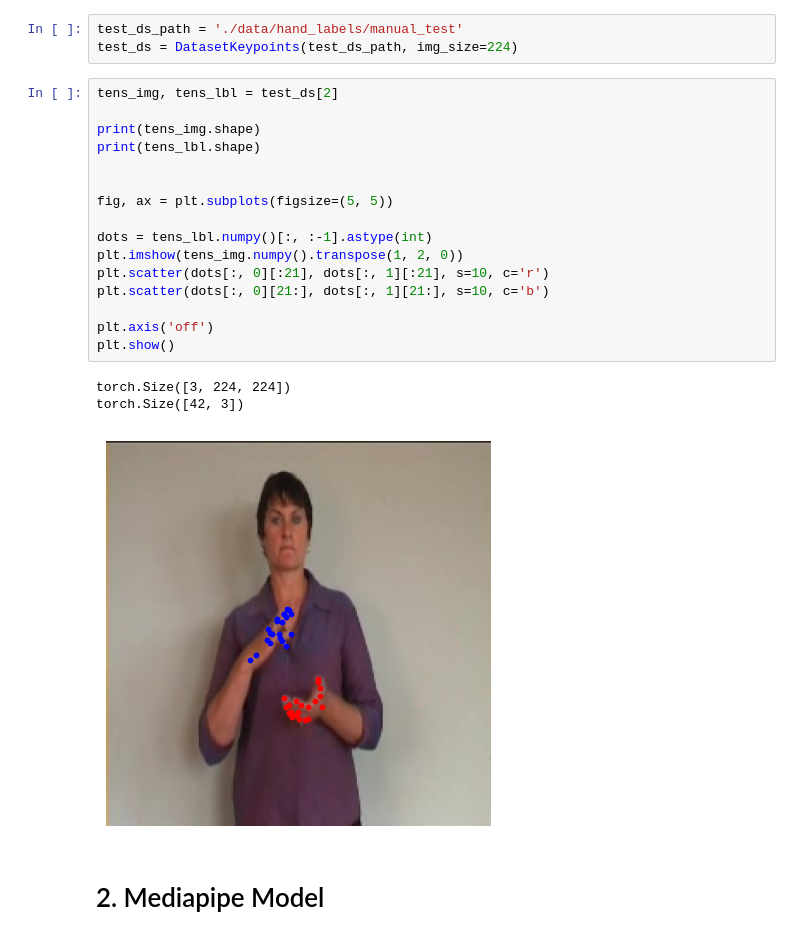
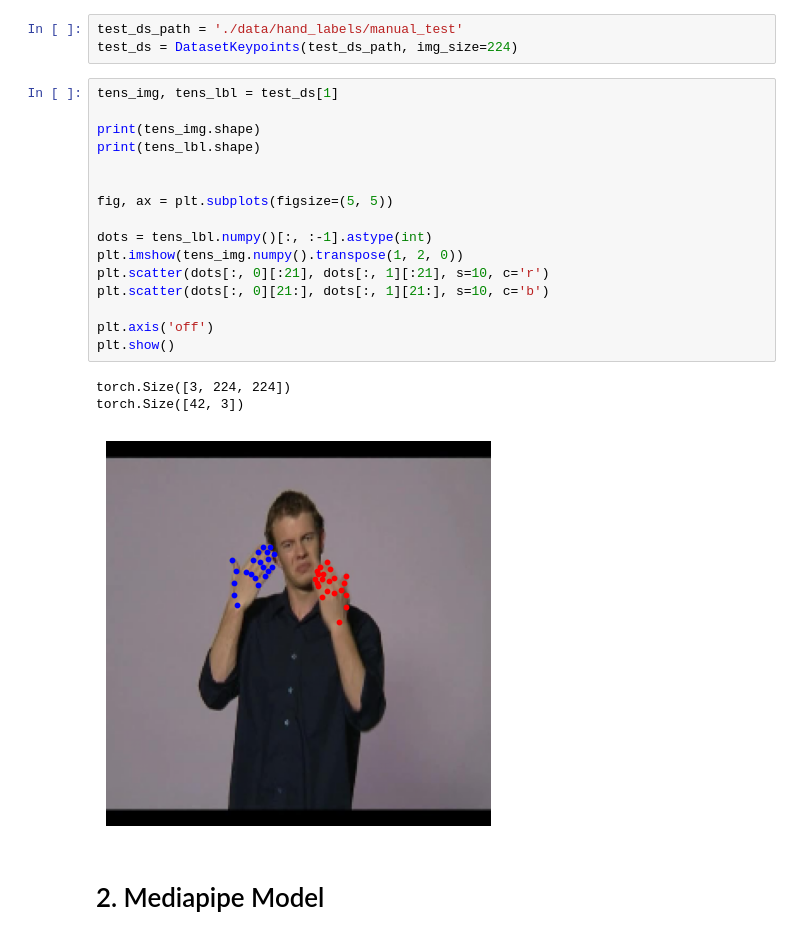
Before and after one commit to vederko-p/itmo_finger_tracker, a Jupyter notebook: notebooks/1. Pretrained hand keypoints model.ipynb, the cells around one changed output. Drawn from its saved outputs; the diff is of its cells as text.

```diff
--- a/notebooks/1. Pretrained hand keypoints model.ipynb
+++ b/notebooks/1. Pretrained hand keypoints model.ipynb
@@ -15,25 +15,25 @@ from dataset import DatasetKeypoints
 test_ds_path = './data/hand_labels/manual_test'
 test_ds = DatasetKeypoints(test_ds_path, img_size=224)
 # %%
-tens_img, tens_lbl = test_ds[2]
+tens_img, tens_lbl = test_ds[1]
 
 print(tens_img.shape)
 print(tens_lbl.shape)
 
 
 fig, ax = plt.subplots(figsize=(5, 5))
 
 dots = tens_lbl.numpy()[:, :-1].astype(int)
 plt.imshow(tens_img.numpy().transpose(1, 2, 0))
 plt.scatter(dots[:, 0][:21], dots[:, 1][:21], s=10, c='r')
 plt.scatter(dots[:, 0][21:], dots[:, 1][21:], s=10, c='b')
 
 plt.axis('off')
 plt.show()
 # %% [output]
 torch.Size([3, 224, 224])
 torch.Size([42, 3])
-[figure, old version]
+[figure, new version]
 # %% [markdown]
 # 2. Mediapipe Model
 # %%
```
Also changed, not shown: parts of 1 cell of this notebook.
